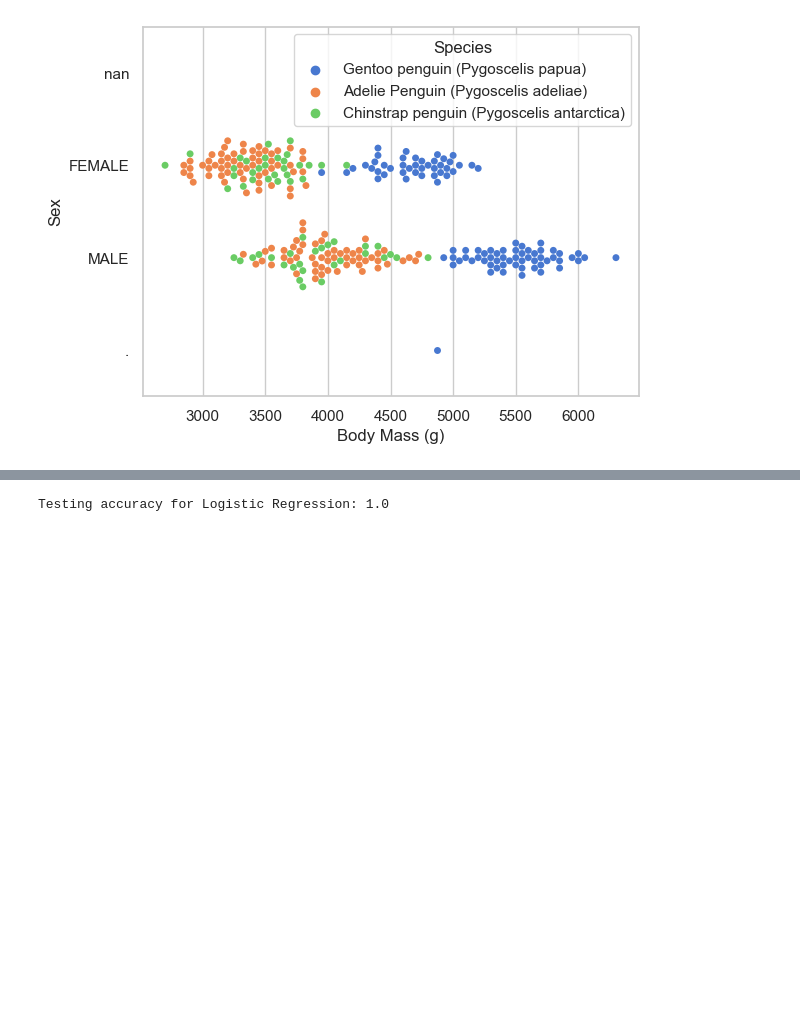
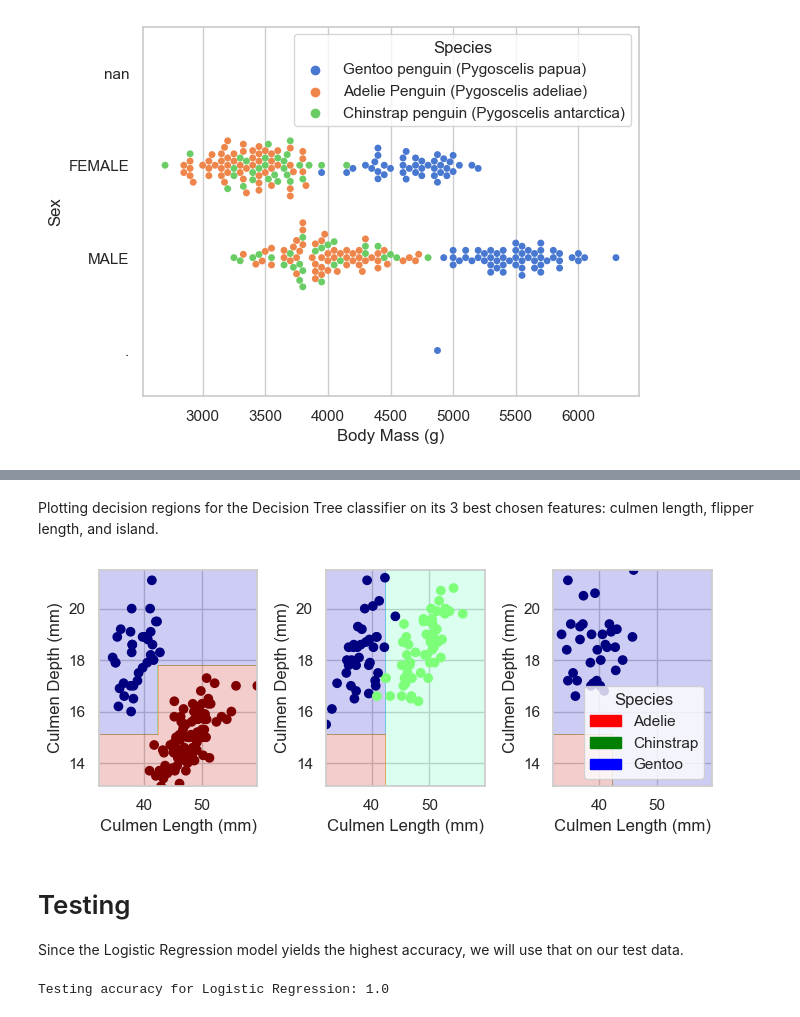
Before and after one commit to ndang01/ndang01.github.io, a Jupyter notebook: posts/blog3/index.ipynb, the cells around one changed output, grey strips where cells are left out. Saved outputs shown, nothing was run; the diff lists cells and outputs as text; code cells hidden in the pictures; blank space fills up the shorter version.

```diff
--- a/posts/blog3/index.ipynb
+++ b/posts/blog3/index.ipynb
@@ -191,3 +256,13 @@ plot_regions(best_LR, X_train[best_cols_LR], y_train)
+# %% [markdown]
+Plotting decision regions for the Decision Tree classifier on its 3 best chosen features: culmen length, flipper length, and island.
+# %%
+plot_regions(best_DT, X_train[best_cols_DT], y_train)
+# %% [output]
+[figure, added]
+# %% [markdown]
+# Testing
+
+Since the Logistic Regression model yields the highest accuracy, we will use that on our test data.
 # %%
 test_url = "https://raw.githubusercontent.com/middlebury-csci-0451/CSCI-0451/main/data/palmer-penguins/test.csv"
 test = pd.read_csv(test_url)
```
Also changed, not shown: parts of 19 cells of this notebook, 7 other files.
